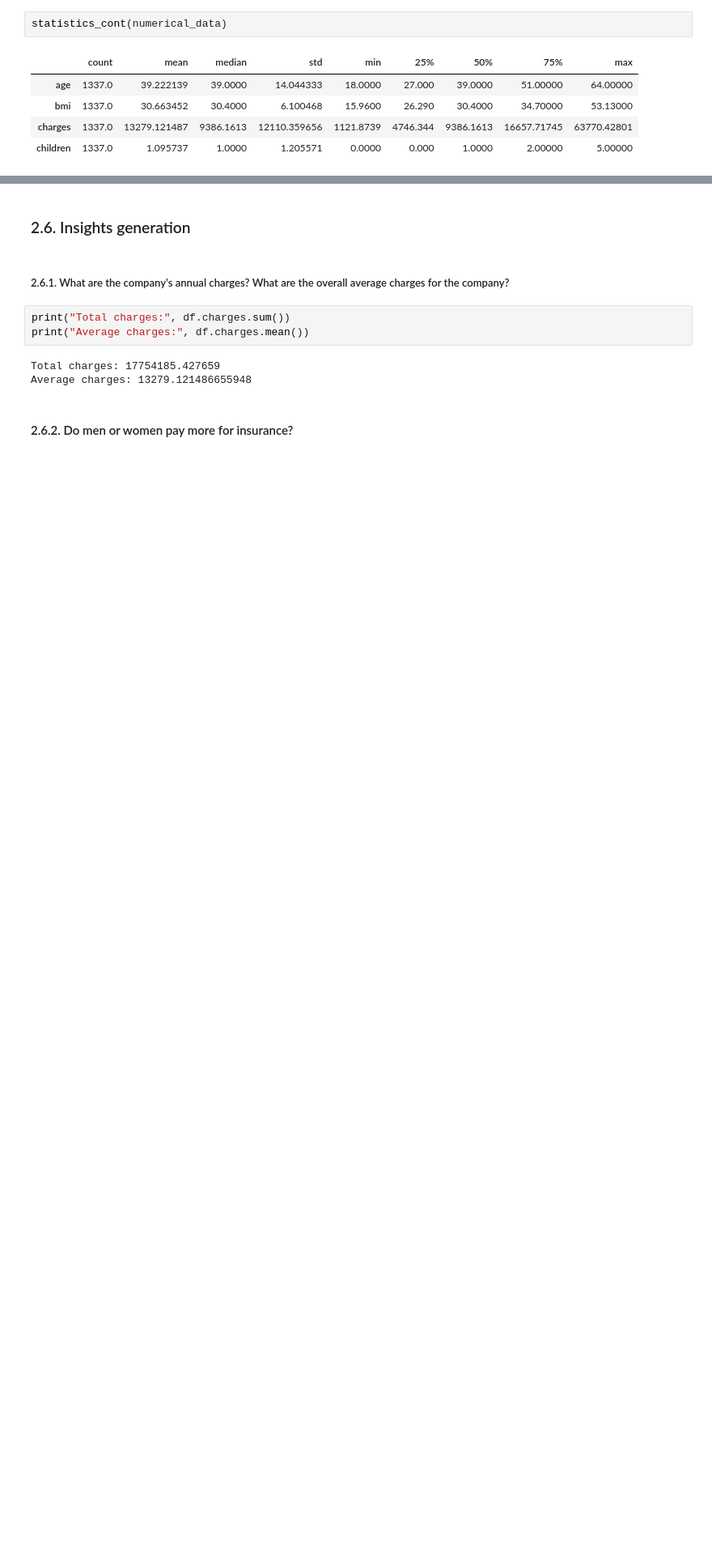
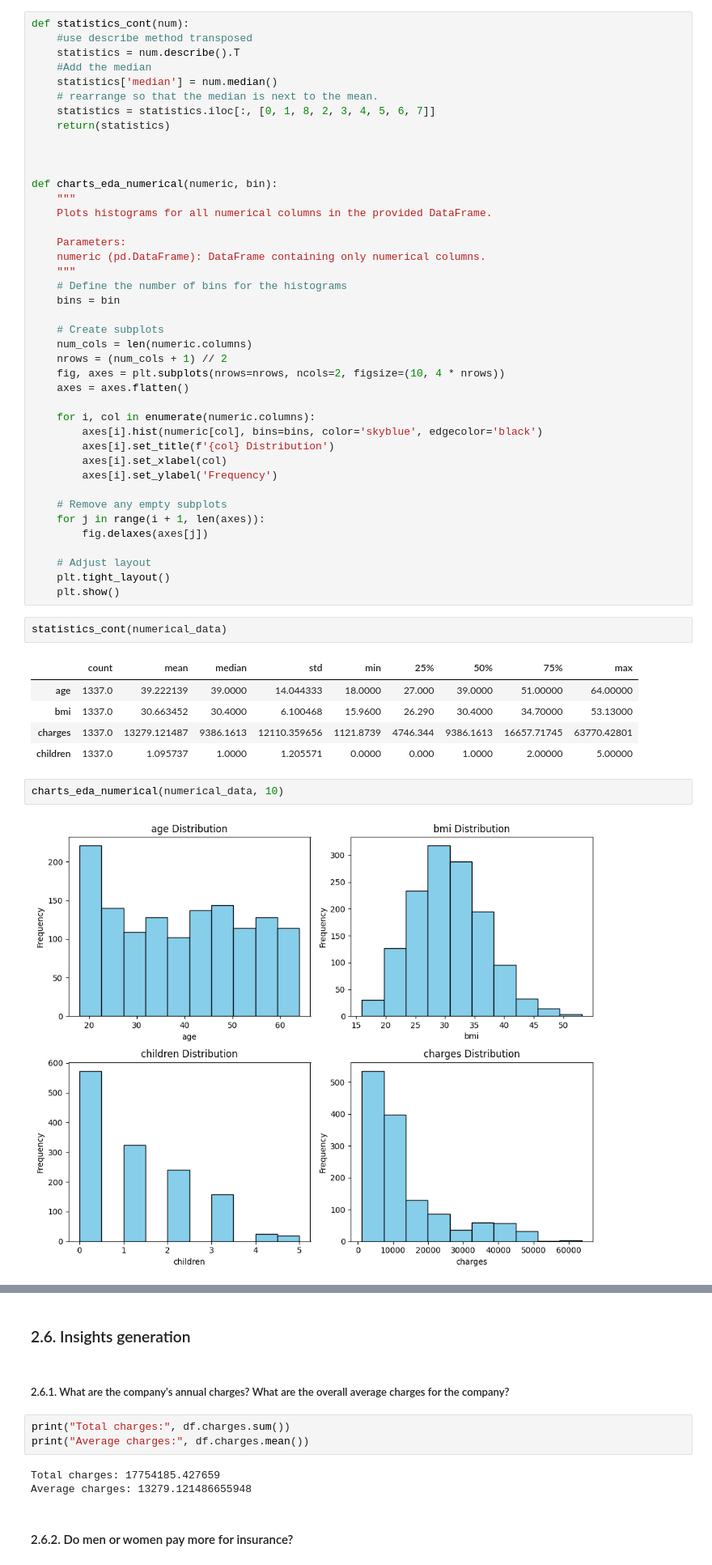
Before and after one commit to mstoychev/Data-Science-Projects, a Jupyter notebook: 6. ML with PySpark/Práctica_de_PySpark_ML_MitkoStoychev.ipynb, the cells around one changed output, grey strips where cells are left out. Shown at 81% size. Saved outputs shown, nothing was run; the diff lists cells and outputs as text; blank space fills up the shorter version.

```diff
--- a/6. ML with PySpark/Práctica_de_PySpark_ML_MitkoStoychev.ipynb
+++ b/6. ML with PySpark/Práctica_de_PySpark_ML_MitkoStoychev.ipynb
@@ -279,3 +271,44 @@ def statistics_cont(num):
+# %%
+def statistics_cont(num):
+    #use describe method transposed
+    statistics = num.describe().T
+    #Add the median
+    statistics['median'] = num.median()
+    # rearrange so that the median is next to the mean.
+    statistics = statistics.iloc[:, [0, 1, 8, 2, 3, 4, 5, 6, 7]]
+    return(statistics)
+
+
+
+def charts_eda_numerical(numeric, bin):
+    """
+    Plots histograms for all numerical columns in the provided DataFrame.
+
+    Parameters:
+    numeric (pd.DataFrame): DataFrame containing only numerical columns.
+    """
+    # Define the number of bins for the histograms
+    bins = bin
+
+    # Create subplots
+    num_cols = len(numeric.columns)
+    nrows = (num_cols + 1) // 2
+    fig, axes = plt.subplots(nrows=nrows, ncols=2, figsize=(10, 4 * nrows))
+    axes = axes.flatten()
+
+    for i, col in enumerate(numeric.columns):
+        axes[i].hist(numeric[col], bins=bins, color='skyblue', edgecolor='black')
+        axes[i].set_title(f'{col} Distribution')
+        axes[i].set_xlabel(col)
+        axes[i].set_ylabel('Frequency')
+
+    # Remove any empty subplots
+    for j in range(i + 1, len(axes)):
+        fig.delaxes(axes[j])
+
+    # Adjust layout
+    plt.tight_layout()
+    plt.show()
 # %%
 statistics_cont(numerical_data)
 # %% [output]
@@ -284,5 +317,9 @@ statistics_cont(numerical_data)
 | bmi | 1337.0 | 30.663452 | 30.4000 | 6.100468 | 15.9600 | 26.290 | 30.4000 | 34.70000 | 53.13000 |
 | charges | 1337.0 | 13279.121487 | 9386.1613 | 12110.359656 | 1121.8739 | 4746.344 | 9386.1613 | 16657.71745 | 63770.42801 |
 | children | 1337.0 | 1.095737 | 1.0000 | 1.205571 | 0.0000 | 0.000 | 1.0000 | 2.00000 | 5.00000 |
+# %%
+charts_eda_numerical(numerical_data, 10)
+# %% [output]
+[figure, added]
 # %% [markdown]
 Conclusions:
```
Also changed, not shown: parts of 35 cells of this notebook.
